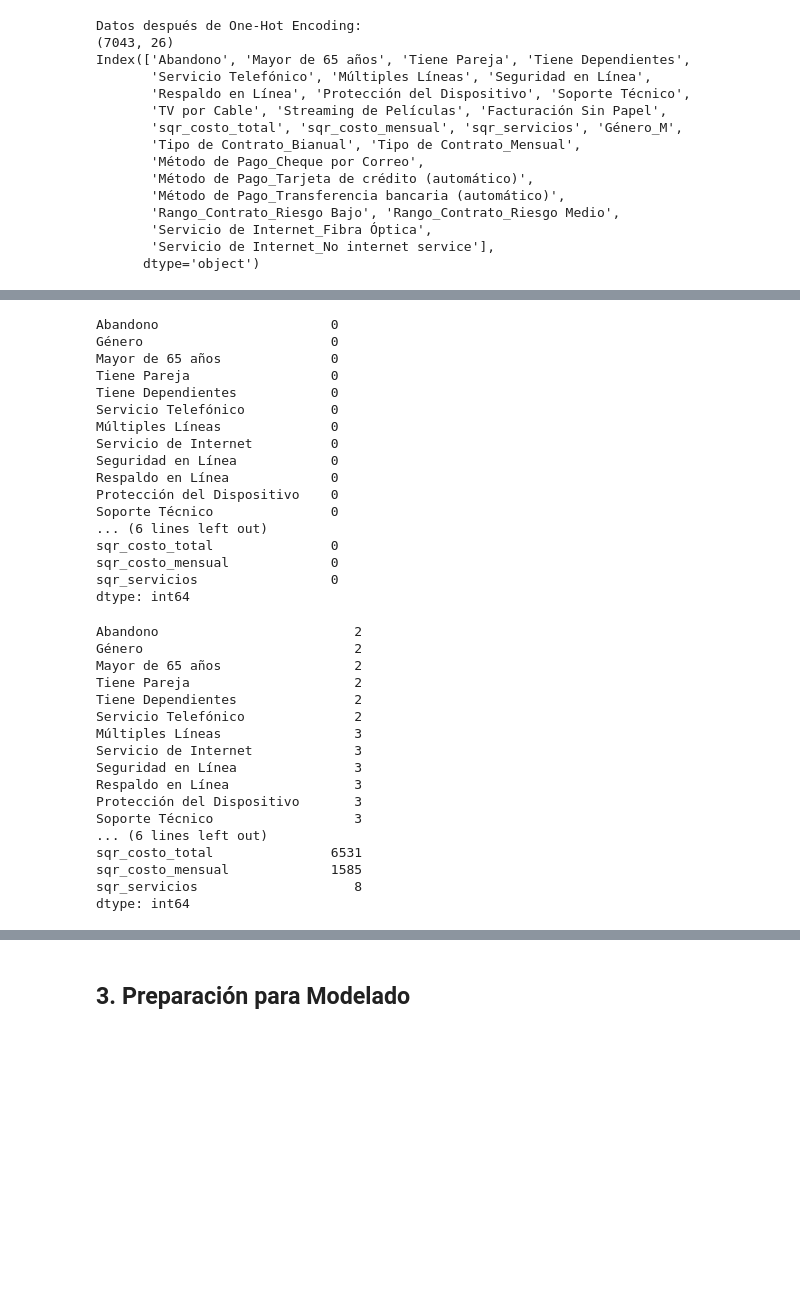
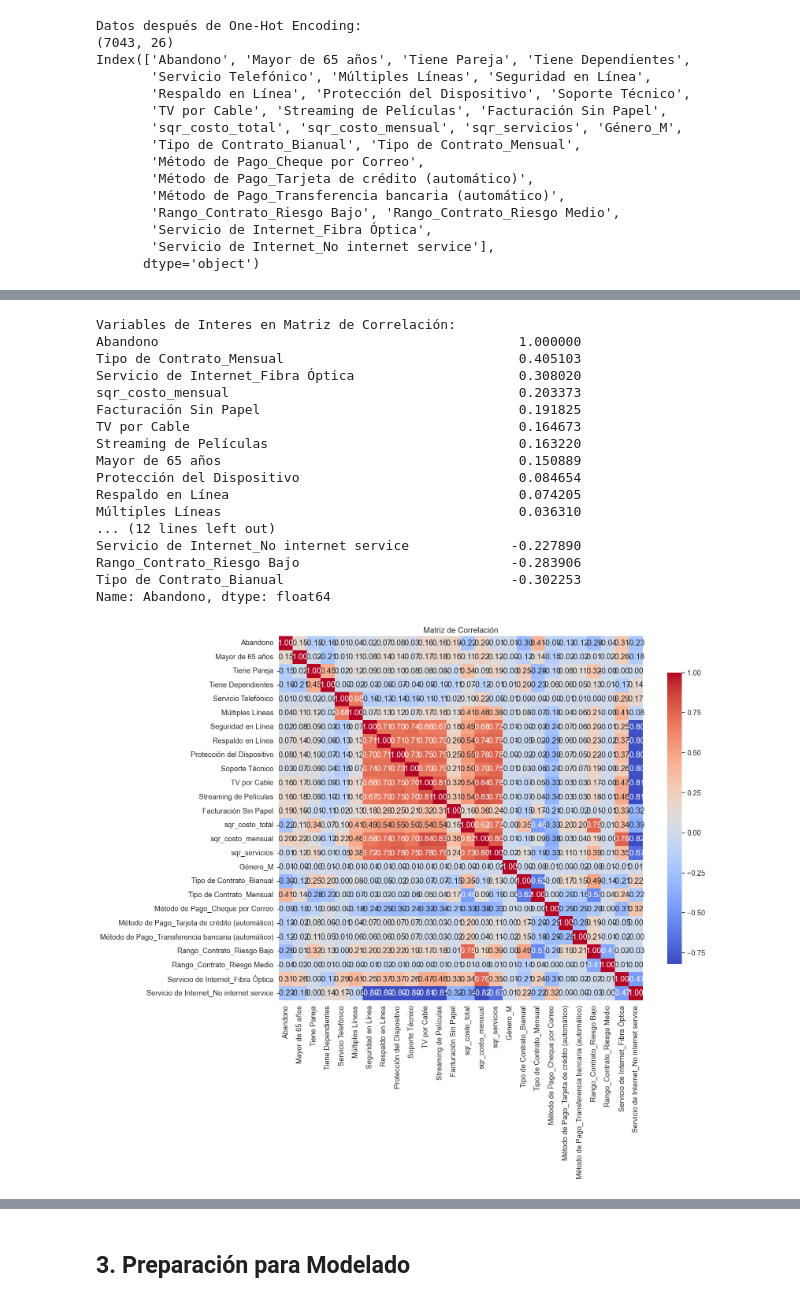
Before and after one commit to gedp/challenge3-data-science-alura-latam, a Jupyter notebook: TelecomX_LATAM.ipynb, the cells around one changed output, grey strips where cells are left out. Drawn from its saved outputs; the diff is of its cells as text; code cells hidden in the pictures; blank space fills up the shorter version.

Commit message:
Seccion de Importancia de las Variables

```diff
--- a/TelecomX_LATAM.ipynb
+++ b/TelecomX_LATAM.ipynb
@@ -489,41 +436,33 @@ Ratio de desbalanceo: 2.7683253076511503
-# %%
-print(data.isnull().sum())
-# %% [output]
-Abandono                      0
-Género                        0
-Mayor de 65 años              0
-Tiene Pareja                  0
-Tiene Dependientes            0
-Servicio Telefónico           0
-Múltiples Líneas              0
-Servicio de Internet          0
-Seguridad en Línea            0
-Respaldo en Línea             0
-Protección del Dispositivo    0
-Soporte Técnico               0
-... (6 lines left out)
-sqr_costo_total               0
-sqr_costo_mensual             0
-sqr_servicios                 0
-dtype: int64
-# %%
-#valores unicos en los datos
-data.nunique()
-# %% [output]
-Abandono                         2
-Género                           2
-Mayor de 65 años                 2
-Tiene Pareja                     2
-Tiene Dependientes               2
-Servicio Telefónico              2
-Múltiples Líneas                 3
-Servicio de Internet             3
-Seguridad en Línea               3
-Respaldo en Línea                3
-Protección del Dispositivo       3
-Soporte Técnico                  3
-... (6 lines left out)
-sqr_costo_total               6531
-sqr_costo_mensual             1585
-sqr_servicios                    8
-dtype: int64
+# %%
+# analisis de correlación
+import seaborn as sns
+import matplotlib.pyplot as plt
+plt.figure(figsize=(16,12))
+correlation_matrix = data_encoded.corr()
+
+# Extraer variables de interés
+print("\nVariables de Interes en Matriz de Correlación:")
+print(correlation_matrix['Abandono'].sort_values(ascending=False))
+
+sns.heatmap(correlation_matrix, annot=True, fmt='.2f', cmap='coolwarm', square=True, cbar_kws={"shrink": .8})
+plt.title('Matriz de Correlación')
+plt.show()
+# %% [output]
+Variables de Interes en Matriz de Correlación:
+Abandono                                              1.000000
+Tipo de Contrato_Mensual                              0.405103
+Servicio de Internet_Fibra Óptica                     0.308020
+sqr_costo_mensual                                     0.203373
+Facturación Sin Papel                                 0.191825
+TV por Cable                                          0.164673
+Streaming de Películas                                0.163220
+Mayor de 65 años                                      0.150889
+Protección del Dispositivo                            0.084654
+Respaldo en Línea                                     0.074205
+Múltiples Líneas                                      0.036310
+... (12 lines left out)
+Servicio de Internet_No internet service             -0.227890
+Rango_Contrato_Riesgo Bajo                           -0.283906
+Tipo de Contrato_Bianual                             -0.302253
+Name: Abandono, dtype: float64
+[figure, added]
```
Also changed, not shown: parts of 59 cells of this notebook, 4 other files.
